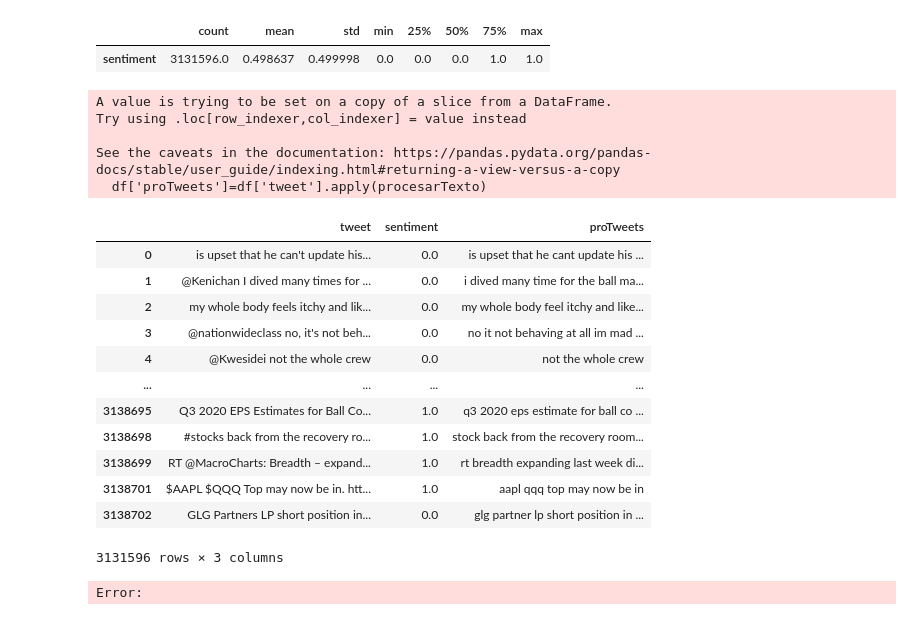
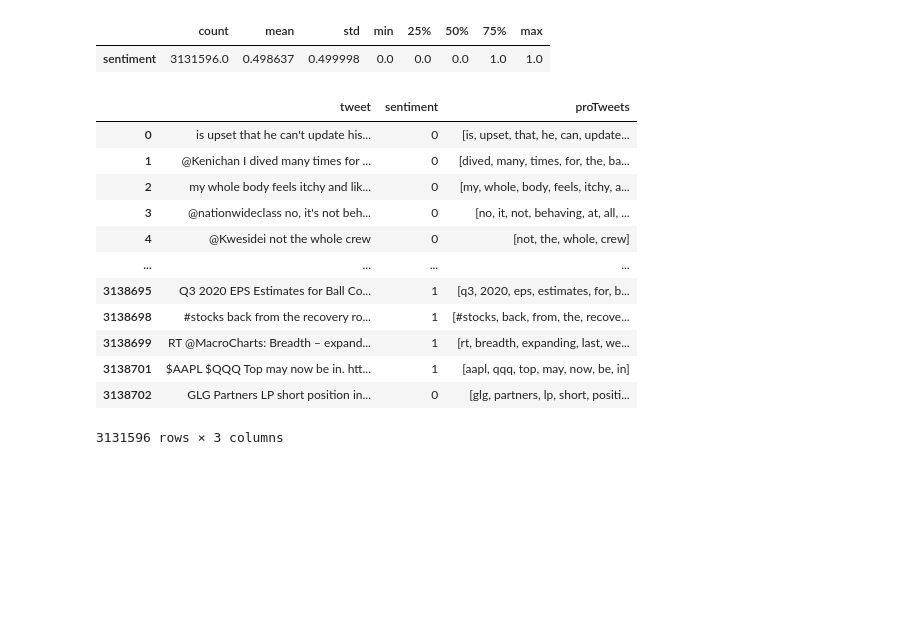
Before and after one commit to Uplyuz/Proyecto, a Jupyter notebook: src/explore.ipynb, the cells around one changed output. Drawn from its saved outputs; the diff is of its cells as text; code cells hidden in the pictures; blank space fills up the shorter version.

```diff
--- a/src/explore.ipynb
+++ b/src/explore.ipynb
@@ -20,21 +26,22 @@ lemmatizer = WordNetLemmatizer()
 # %%
-def procesarTexto(text,lemmatizer=lemmatizer):
-        # Convertir a minúsculas
+
+def limpiar_tweet(text):
+    # Convertir a minúsculas
     text = text.lower()
 
-    # Eliminar enlaces (URLs)
-    text = re.sub(r'http\S+|www\S+|https\S+', '', text, flags=re.MULTILINE)
+    # Eliminar URLs
+    text = re.sub(r'http\S+|www\S+|https\S+', '', text)
 
-    # Eliminar menciones (ej. @usuario)
+    # Eliminar menciones (@usuario)
     text = re.sub(r'@\w+', '', text)
 
-    # Eliminar puntuación
-    text = re.sub(r'[^\w\s]', '', text)
+    # Eliminar caracteres que no sean letras, números, espacios, o hashtags
+    text = re.sub(r'[^a-z0-9# ]', ' ', text)
 
-    # Lematizar y eliminar espacios en blanco adicionales
-    text = ' '.join(lemmatizer.lemmatize(word) for word in text.split()).strip()
+    # Eliminar letras sueltas (que suelen ser ruido)
+    text = re.sub(r'\s+[a-z]\s+', ' ', text)
 
-    # Eliminar espacios en blanco múltiples
-    text = re.sub(r'\s+', ' ', text)
+    # Reducir espacios múltiples a uno
+    text = re.sub(r'\s+', ' ', text).strip()
 
-    return text
+    return text.split()
@@ -73,7 +93,7 @@ df.tail()
 | 3142401 | 3142401 | $DIS it could break the 120 pin, ... | 2.0 |
 | 3142402 | 3142402 | Amedisys Inc $AMED COO Christophe... | 2.0 |
 # %%
-df.drop(columns=["Unnamed: 0"],axis=1,inplace=True)
+df=df.drop(columns=["Unnamed: 0"],axis=1)
 # %%
 df.info()
 # %% [output]
@@ -131,6 +151,8 @@ df
 | 3142401 | $DIS it could break the 120 pin, ... | 2.0 |
 | 3142402 | Amedisys Inc $AMED COO Christophe... | 2.0 |
 3142321 rows × 2 columns
+# %%
+df['sentiment'] = df['sentiment'].astype(int)
 # %%
 df[df['tweet']==""]
 # %% [output]
@@ -175,25 +197,20 @@ df.describe().T
 |  | count | mean | std | min | 25% | 50% | 75% | max |
 | sentiment | 3131596.0 | 0.498637 | 0.499998 | 0.0 | 0.0 | 0.0 | 1.0 | 1.0 |
 # %%
-df['proTweets']=df['tweet'].apply(procesarTexto)
+df = df.copy()
+df['proTweets']=df['tweet'].apply(limpiar_tweet)
 df
 # %% [output]
+|  | tweet | sentiment | proTweets |
+| 0 | is upset that he can't update his... | 0 | [is, upset, that, he, can, update... |
+| 1 | @Kenichan I dived many times for ... | 0 | [dived, many, times, for, the, ba... |
+| 2 | my whole body feels itchy and lik... | 0 | [my, whole, body, feels, itchy, a... |
+| 3 | @nationwideclass no, it's not beh... | 0 | [no, it, not, behaving, at, all, ... |
+| 4 | @Kwesidei not the whole crew | 0 | [not, the, whole, crew] |
+| ... | ... | ... | ... |
+| 3138695 | Q3 2020 EPS Estimates for Ball Co... | 1 | [q3, 2020, eps, estimates, for, b... |
+| 3138698 | #stocks back from the recovery ro... | 1 | [#stocks, back, from, the, recove... |
+| 3138699 | RT @MacroCharts: Breadth – expand... | 1 | [rt, breadth, expanding, last, we... |
+| 3138701 | $AAPL $QQQ Top may now be in. htt... | 1 | [aapl, qqq, top, may, now, be, in] |
+| 3138702 | GLG Partners LP short position in... | 0 | [glg, partners, lp, short, positi... |
-A value is trying to be set on a copy of a slice from a DataFrame.
-Try using .loc[row_indexer,col_indexer] = value instead
-
-See the caveats in the documentation: https://pandas.pydata.org/pandas-docs/stable/user_guide/indexing.html#returning-a-view-versus-a-copy
-  df['proTweets']=df['tweet'].apply(procesarTexto)
+3131596 rows × 3 columns
-|  | tweet | sentiment | proTweets |
-| 0 | is upset that he can't update his... | 0.0 | is upset that he cant update his ... |
-| 1 | @Kenichan I dived many times for ... | 0.0 | i dived many time for the ball ma... |
-| 2 | my whole body feels itchy and lik... | 0.0 | my whole body feel itchy and like... |
-| 3 | @nationwideclass no, it's not beh... | 0.0 | no it not behaving at all im mad ... |
-| 4 | @Kwesidei not the whole crew | 0.0 | not the whole crew |
-| ... | ... | ... | ... |
-| 3138695 | Q3 2020 EPS Estimates for Ball Co... | 1.0 | q3 2020 eps estimate for ball co ... |
-| 3138698 | #stocks back from the recovery ro... | 1.0 | stock back from the recovery room... |
-| 3138699 | RT @MacroCharts: Breadth – expand... | 1.0 | rt breadth expanding last week di... |
-| 3138701 | $AAPL $QQQ Top may now be in. htt... | 1.0 | aapl qqq top may now be in |
-| 3138702 | GLG Partners LP short position in... | 0.0 | glg partner lp short position in ... |
-3131596 rows × 3 columns
-Error:
```
Also changed, not shown: parts of 9 cells of this notebook, 2 other files.
